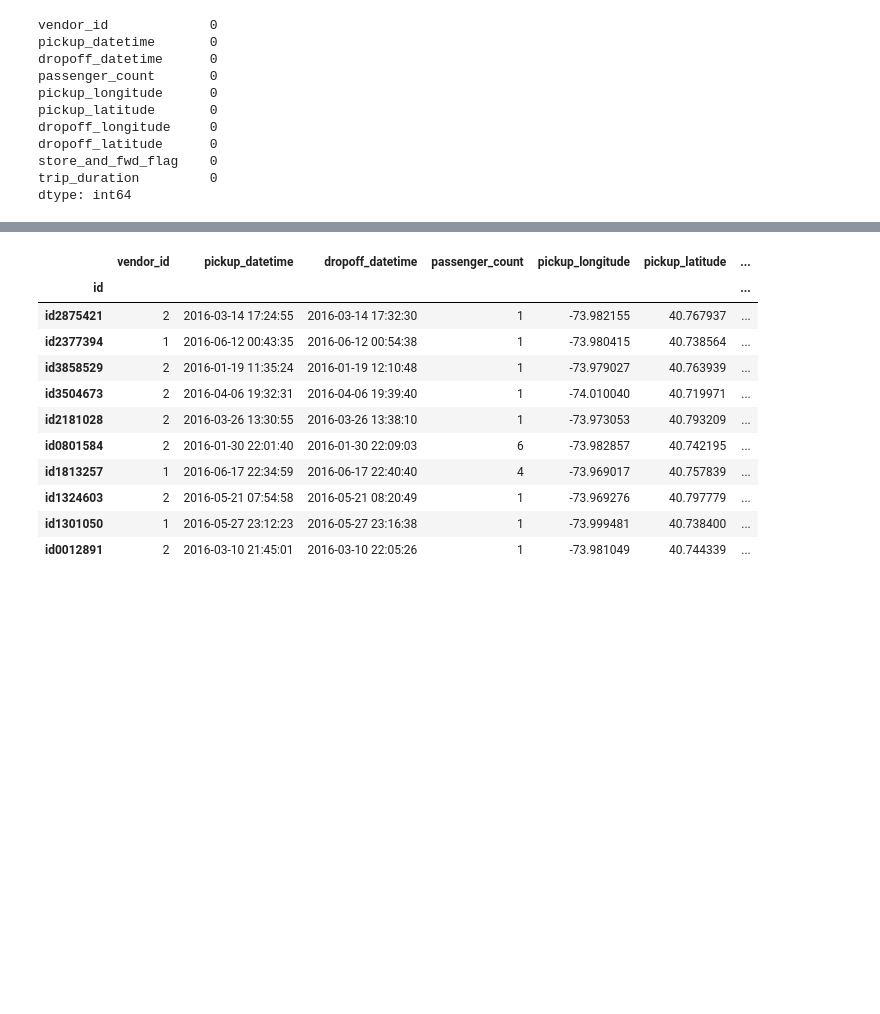
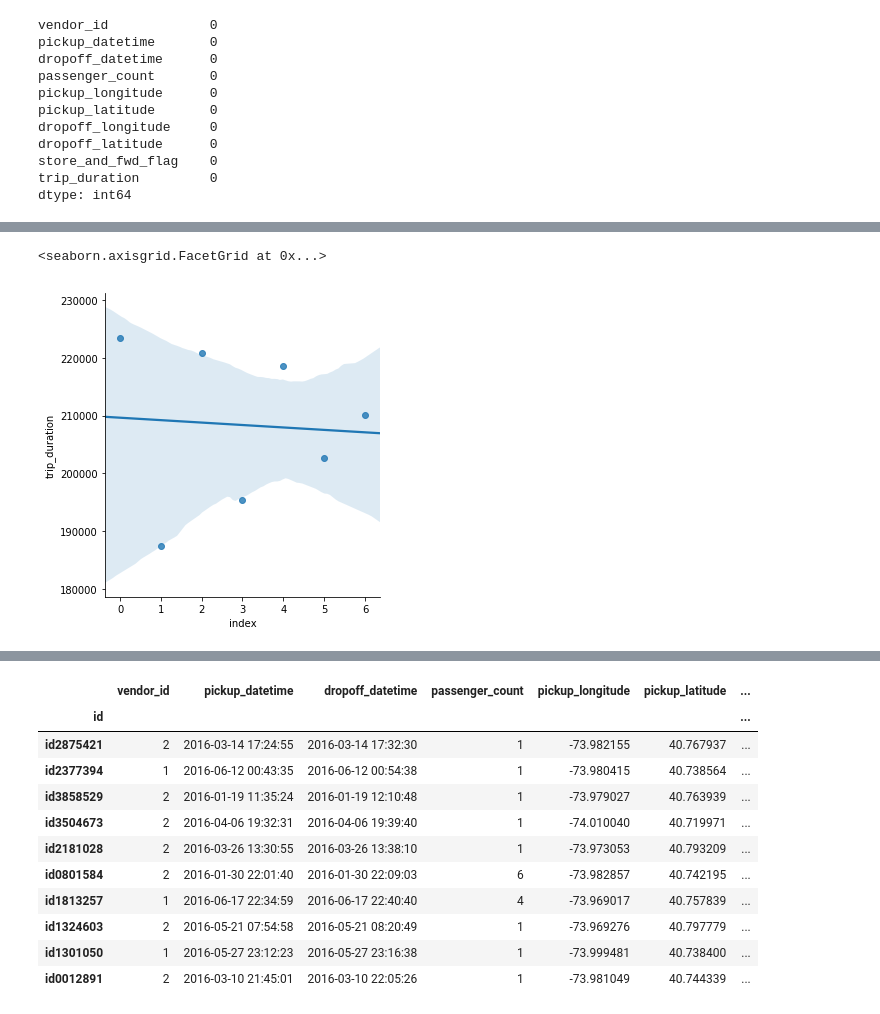
Before and after one commit to ibnvakbar/NYC, a Jupyter notebook: nyc_taxi.ipynb, the cells around one changed output, grey strips where cells are left out. Drawn from its saved outputs; the diff is of its cells as text; code cells hidden in the pictures; blank space fills up the shorter version.

Commit message:
Visualize dataset

```diff
--- a/nyc_taxi.ipynb
+++ b/nyc_taxi.ipynb
@@ -170,0 +181,4 @@ Name: trip_duration, dtype: int64
+# %%
+# Trip duration/amount per day
+duration_trip = nyc.groupby(nyc['pickup_day']).count()['trip_duration']
+duration_trip.sort_values(ascending=False)
@@ -170,0 +195,9 @@ Name: trip_duration, dtype: int64
+# %%
+nyc.head(5)
+duration_trip=pd.DataFrame(duration_trip)
+# x and y must same data type
+sns.lmplot(x='index',y='trip_duration',data=duration_trip)
+# nyc.dtypes
+# %% [output]
+<seaborn.axisgrid.FacetGrid at 0x...>
+[figure, added]
```
Also changed, not shown: parts of 8 cells of this notebook.
